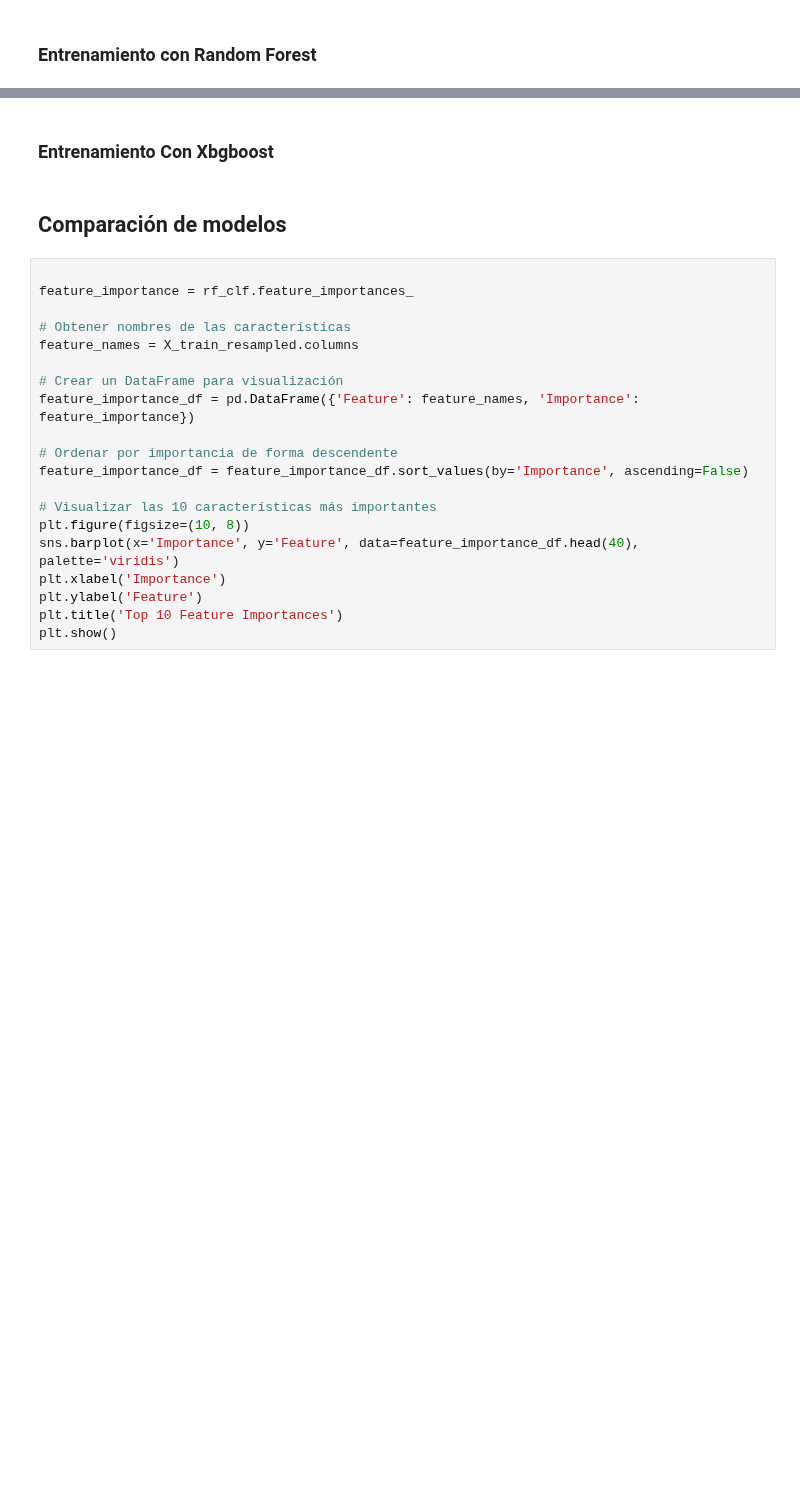
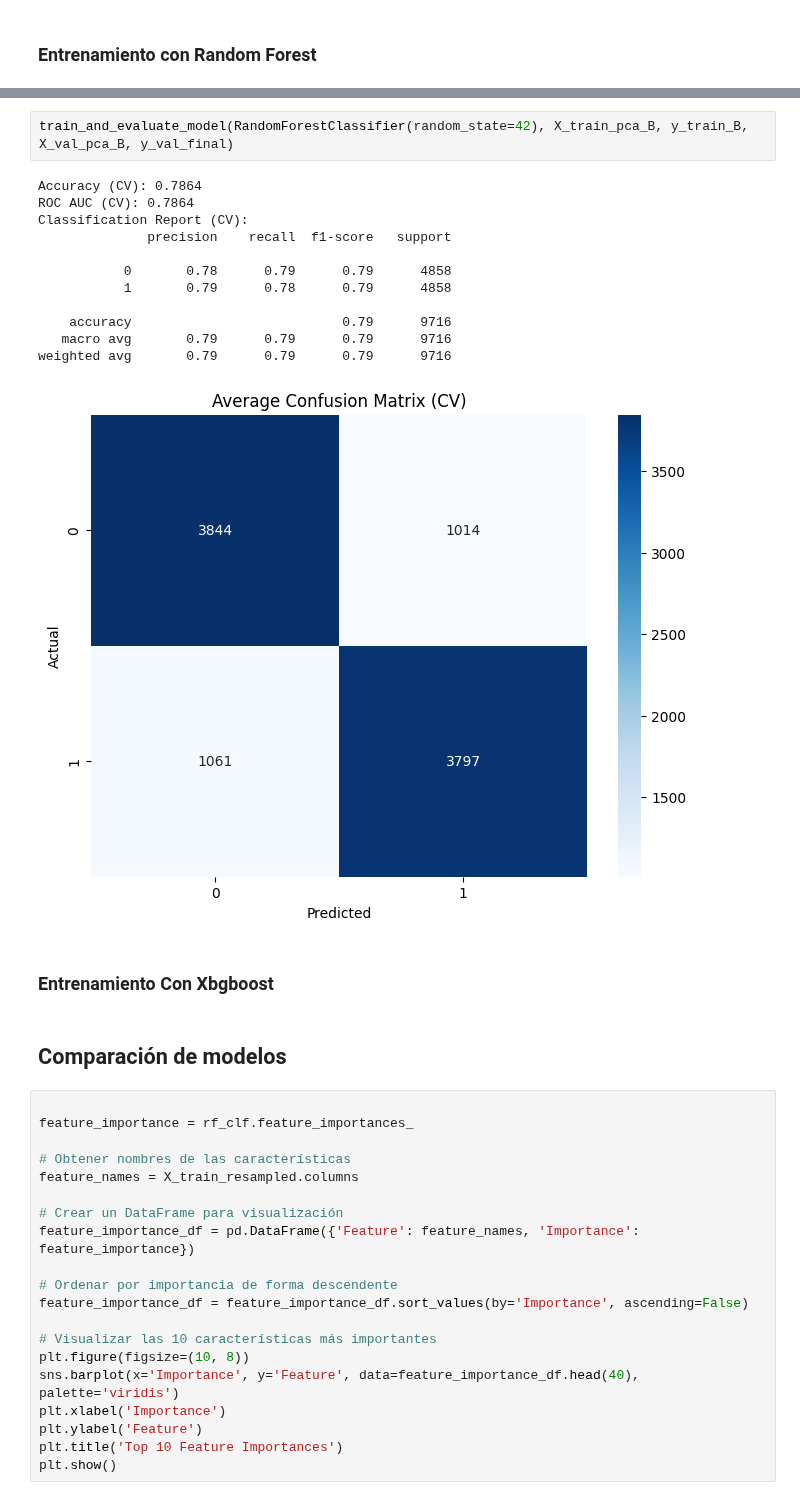
Before and after one commit to JRamos84/deteccion_fraude, a Jupyter notebook: notebooks/04_modeling.ipynb, the cells around one changed output, grey strips where cells are left out. Saved outputs shown, nothing was run; the diff lists cells and outputs as text; blank space fills up the shorter version.

```diff
--- a/notebooks/04_modeling.ipynb
+++ b/notebooks/04_modeling.ipynb
@@ -281,3 +328,18 @@ Name: count, dtype: int64
+# %%
+train_and_evaluate_model(RandomForestClassifier(random_state=42), X_train_pca_B, y_train_B, X_val_pca_B, y_val_final)
+# %% [output]
+Accuracy (CV): 0.7864
+ROC AUC (CV): 0.7864
+Classification Report (CV):
+              precision    recall  f1-score   support
+
+           0       0.78      0.79      0.79      4858
+           1       0.79      0.78      0.79      4858
+
+    accuracy                           0.79      9716
+   macro avg       0.79      0.79      0.79      9716
+weighted avg       0.79      0.79      0.79      9716
+[figure, added]
 # %% [markdown]
 ### Entrenamiento Con Xbgboost
 # %% [markdown]
```
Also changed, not shown: parts of 13 cells of this notebook.
